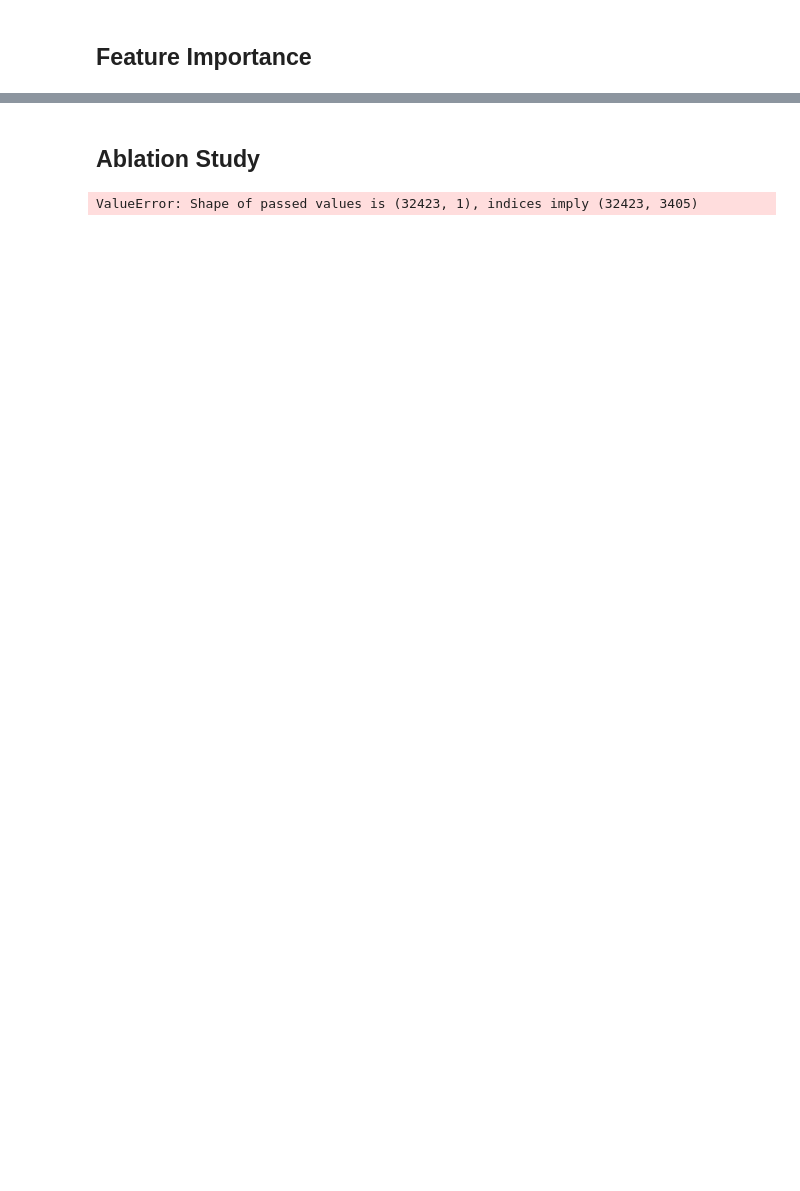
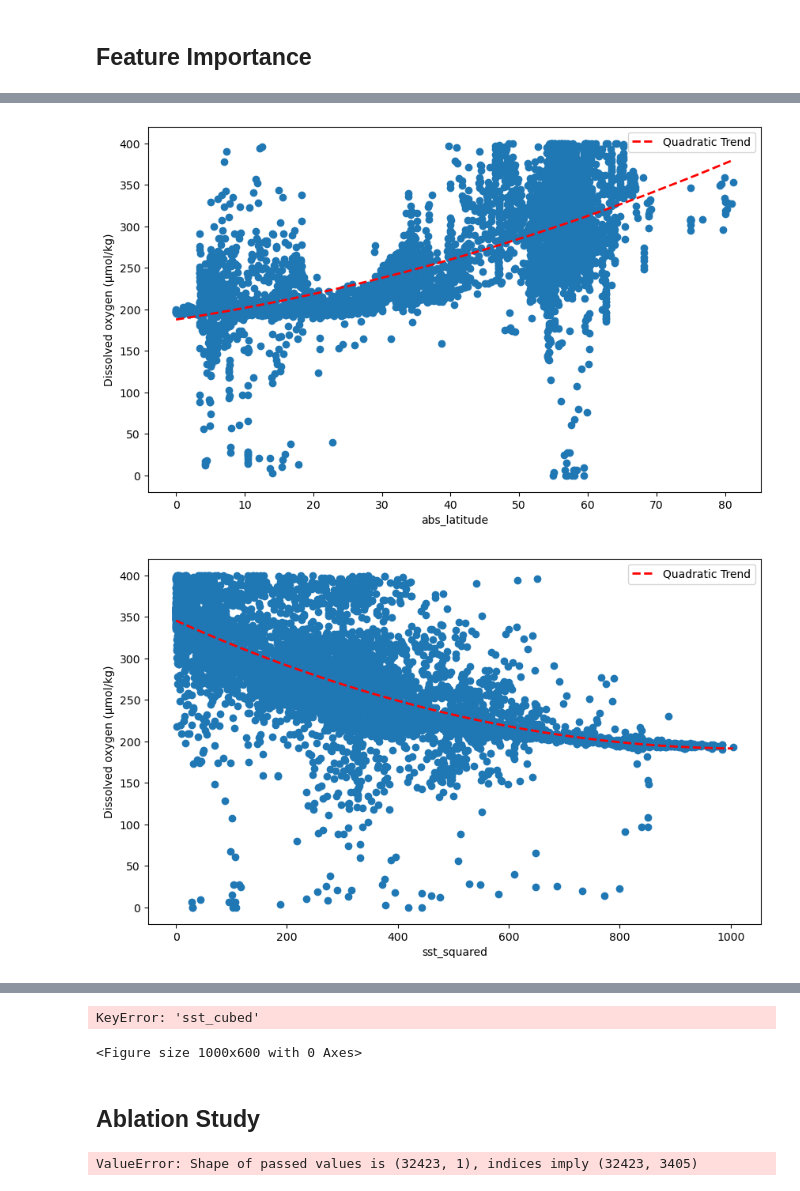
Before and after one commit to TashiSoldin/SIADS699-Capstone, a Jupyter notebook: Notebooks/4. Model Development, Optimisation, and Interpretation.ipynb, the cells around one changed output, grey strips where cells are left out. Cells and saved outputs as stored; diff of their text form; code cells hidden in the pictures; blank space fills up the shorter version.

```diff
--- a/Notebooks/4. Model Development, Optimisation, and Interpretation.ipynb
+++ b/Notebooks/4. Model Development, Optimisation, and Interpretation.ipynb
@@ -569,0 +617,40 @@ plt.show()
+# %%
+season_order = {"Winter": 1, "Spring": 2, "Summer": 3, "Autumn": 4}
+validation_df["season_numeric"] = validation_df["season"].map(season_order)
+
+features = [
+    'abs_latitude','sst_squared','sst','Latitude','Month',
+    'sst_cubed','season_numeric','Longitude','sst_chlor_interaction'
+]
+
+for feature in features:
+    plt.figure(figsize=(10, 6))
+
+    x = validation_df[feature]
+    y = validation_df["Oxygen"]
+    mask = ~np.isnan(x) & ~np.isnan(y)
+    x = x[mask]
+    y = y[mask]
+
+
+    plt.scatter(x, y)
+
+    coeffs = np.polyfit(x, y, deg=2)
+    poly = np.poly1d(coeffs)
+
+    x_sorted = np.sort(x)
+    y_pred = poly(x_sorted)
+
+    plt.plot(x_sorted, y_pred, 'r--', linewidth=2, label='Quadratic Trend')
+    label = "season" if feature == "season_numeric" else feature
+    plt.xlabel(label)
+    if feature == "season_numeric":
+        plt.xticks([1,2,3,4], ["Winter","Spring","Summer","Autumn"])
+    plt.ylabel("Dissolved oxygen (µmol/kg)")
+    plt.legend()
+
+    plt.savefig(f'../Results/Figures/{label}_vs_dissolved_oxygen.png', dpi=300, bbox_inches='tight')
+    plt.show()
+# %% [output]
+[figure, added]
+[figure, added]
@@ -570,3 +660,5 @@ plt.show()
+KeyError: 'sst_cubed'
+<Figure size 1000x600 with 0 Axes>
 # %% [markdown]
 ## Ablation Study
 # %%
```
Also changed, not shown: parts of 14 cells of this notebook, 3 other files.
